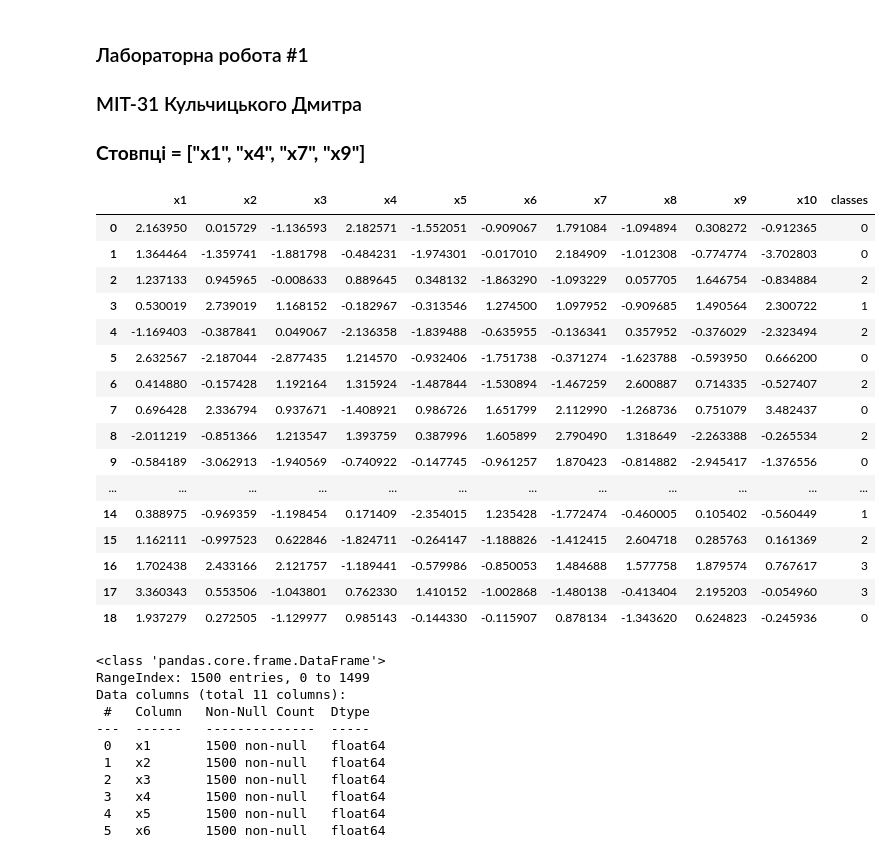
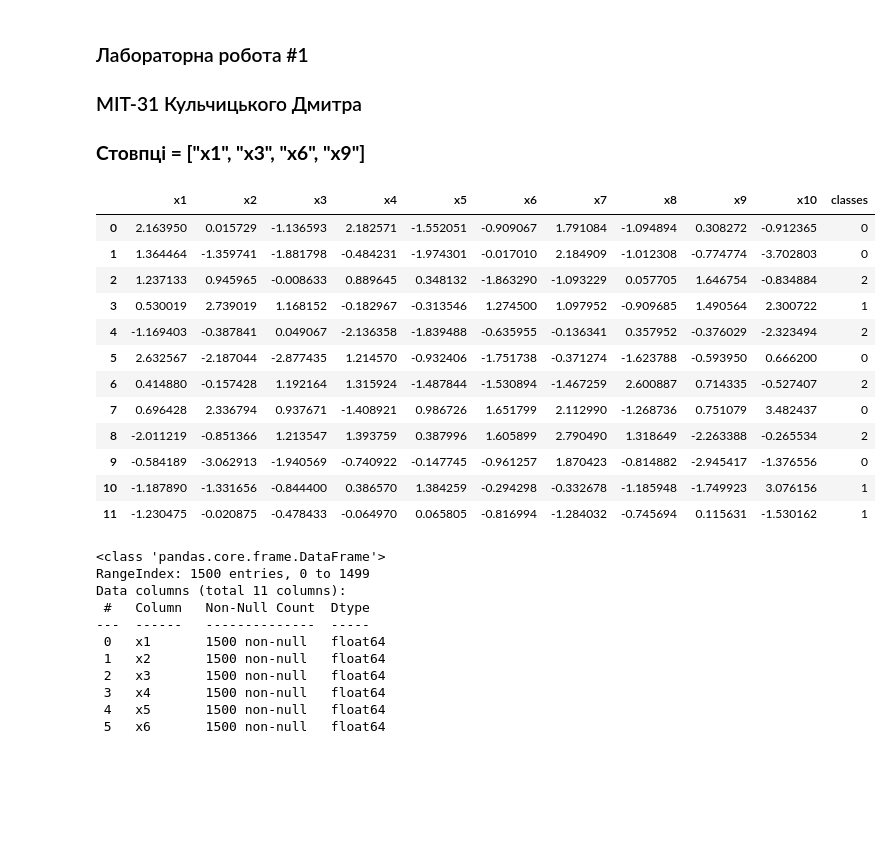
Before and after one commit to KulchytskiyDmytro/ml2021, a Jupyter notebook: machinelerning/practise/practice1.ipynb, the cells around one changed output. Saved outputs shown, nothing was run; the diff lists cells and outputs as text; code cells hidden in the pictures; blank space fills up the shorter version.

```diff
--- a/machinelerning/practise/practice1.ipynb
+++ b/machinelerning/practise/practice1.ipynb
@@ -3,7 +3,7 @@
 ### МІТ-31 Кульчицького Дмитра
 
 
-### **Стовпці = ["x1", "x4", "x7", "x9"]**
+### **Стовпці = ["x1", "x3", "x6", "x9"]**
 # %%
 import numpy as np
 import pandas as pd
@@ -13,24 +13,20 @@ import seaborn as sea
 import warnings
 warnings.filterwarnings('ignore')
 # %%
-data = pd.read_csv("practice1_data.csv")
-data.head(19)
+numbers = pd.read_csv("practice1_data.csv")
+numbers.head(12)
 # %% [output]
 |  | x1 | x2 | x3 | x4 | x5 | x6 | x7 | x8 | x9 | x10 | classes |
 | 0 | 2.163950 | 0.015729 | -1.136593 | 2.182571 | -1.552051 | -0.909067 | 1.791084 | -1.094894 | 0.308272 | -0.912365 | 0 |
 | 1 | 1.364464 | -1.359741 | -1.881798 | -0.484231 | -1.974301 | -0.017010 | 2.184909 | -1.012308 | -0.774774 | -3.702803 | 0 |
 | 2 | 1.237133 | 0.945965 | -0.008633 | 0.889645 | 0.348132 | -1.863290 | -1.093229 | 0.057705 | 1.646754 | -0.834884 | 2 |
 | 3 | 0.530019 | 2.739019 | 1.168152 | -0.182967 | -0.313546 | 1.274500 | 1.097952 | -0.909685 | 1.490564 | 2.300722 | 1 |
 | 4 | -1.169403 | -0.387841 | 0.049067 | -2.136358 | -1.839488 | -0.635955 | -0.136341 | 0.357952 | -0.376029 | -2.323494 | 2 |
 | 5 | 2.632567 | -2.187044 | -2.877435 | 1.214570 | -0.932406 | -1.751738 | -0.371274 | -1.623788 | -0.593950 | 0.666200 | 0 |
 | 6 | 0.414880 | -0.157428 | 1.192164 | 1.315924 | -1.487844 | -1.530894 | -1.467259 | 2.600887 | 0.714335 | -0.527407 | 2 |
 | 7 | 0.696428 | 2.336794 | 0.937671 | -1.408921 | 0.986726 | 1.651799 | 2.112990 | -1.268736 | 0.751079 | 3.482437 | 0 |
 | 8 | -2.011219 | -0.851366 | 1.213547 | 1.393759 | 0.387996 | 1.605899 | 2.790490 | 1.318649 | -2.263388 | -0.265534 | 2 |
 | 9 | -0.584189 | -3.062913 | -1.940569 | -0.740922 | -0.147745 | -0.961257 | 1.870423 | -0.814882 | -2.945417 | -1.376556 | 0 |
-| ... | ... | ... | ... | ... | ... | ... | ... | ... | ... | ... | ... |
-| 14 | 0.388975 | -0.969359 | -1.198454 | 0.171409 | -2.354015 | 1.235428 | -1.772474 | -0.460005 | 0.105402 | -0.560449 | 1 |
-| 15 | 1.162111 | -0.997523 | 0.622846 | -1.824711 | -0.264147 | -1.188826 | -1.412415 | 2.604718 | 0.285763 | 0.161369 | 2 |
-| 16 | 1.702438 | 2.433166 | 2.121757 | -1.189441 | -0.579986 | -0.850053 | 1.484688 | 1.577758 | 1.879574 | 0.767617 | 3 |
-| 17 | 3.360343 | 0.553506 | -1.043801 | 0.762330 | 1.410152 | -1.002868 | -1.480138 | -0.413404 | 2.195203 | -0.054960 | 3 |
-| 18 | 1.937279 | 0.272505 | -1.129977 | 0.985143 | -0.144330 | -0.115907 | 0.878134 | -1.343620 | 0.624823 | -0.245936 | 0 |
+| 10 | -1.187890 | -1.331656 | -0.844400 | 0.386570 | 1.384259 | -0.294298 | -0.332678 | -1.185948 | -1.749923 | 3.076156 | 1 |
+| 11 | -1.230475 | -0.020875 | -0.478433 | -0.064970 | 0.065805 | -0.816994 | -1.284032 | -0.745694 | 0.115631 | -1.530162 | 1 |
 # %%
```
Also changed, not shown: parts of 10 cells of this notebook.
